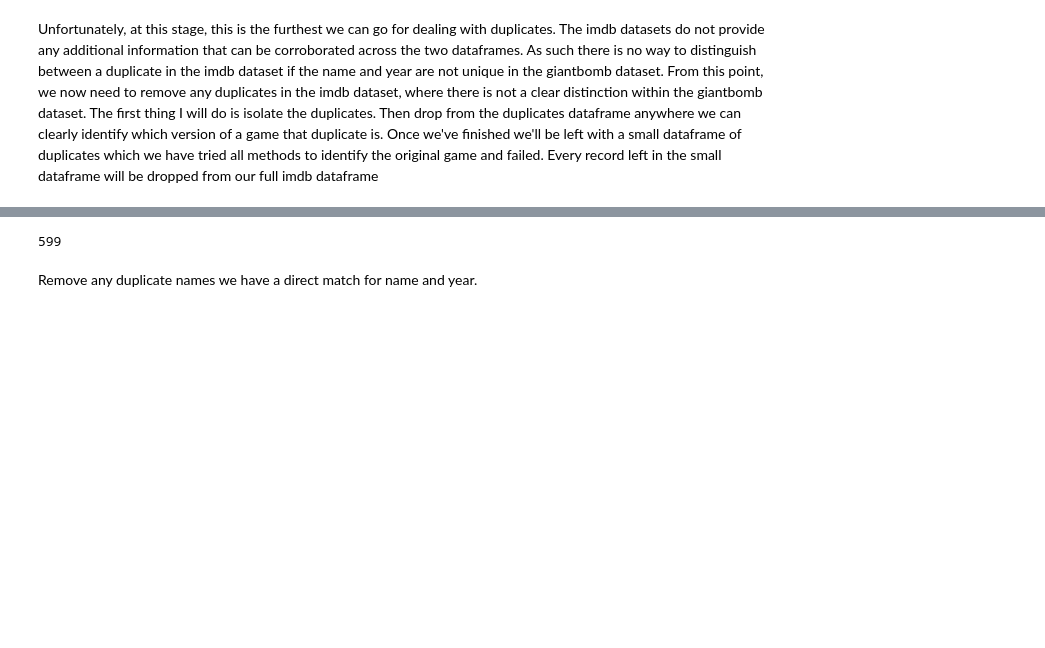
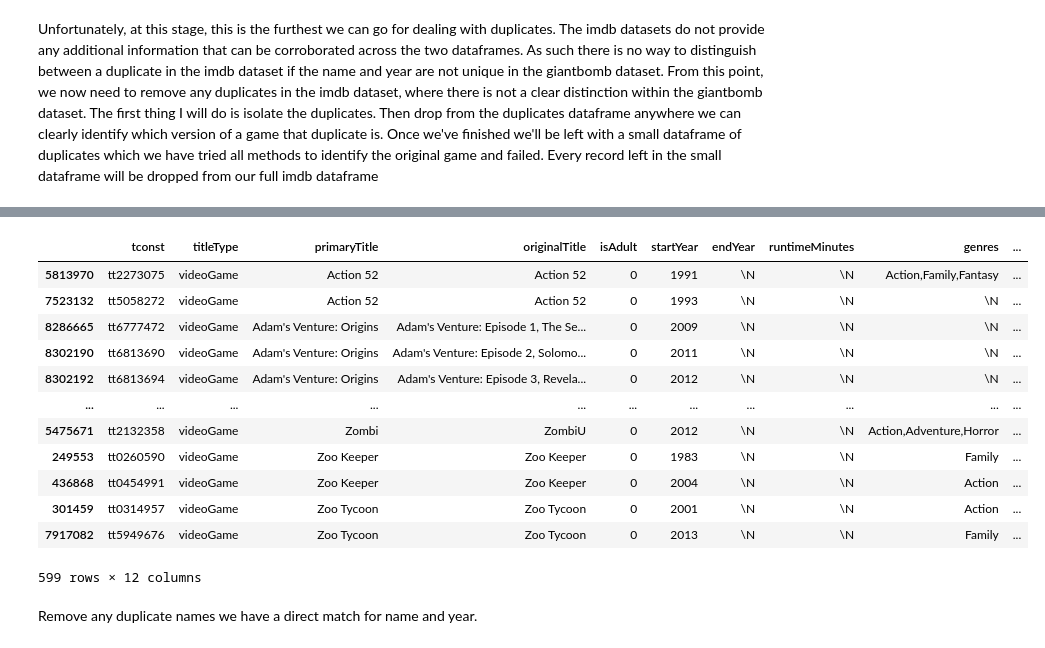
Before and after one commit to adambrennan150/Franchises, a Jupyter notebook: Cleaning_franchises.ipynb, the cells around one changed output, grey strips where cells are left out. Drawn from its saved outputs; the diff is of its cells as text; code cells hidden in the pictures; blank space fills up the shorter version.

```diff
--- a/Cleaning_franchises.ipynb
+++ b/Cleaning_franchises.ipynb
@@ -179,9 +197,21 @@ Isolate the duplicates:
 # %%
 imdb_duplicates = imdb_games[imdb_games.duplicated(["primaryTitle"], keep=False)]
 # %%
-imdb_duplicates.tconst.count()
+imdb_duplicates
 # %% [output]
+|  | tconst | titleType | primaryTitle | originalTitle | isAdult | startYear | endYear | runtimeMinutes | genres | ... |
+| 5813970 | tt2273075 | videoGame | Action 52 | Action 52 | 0 | 1991 | \N | \N | Action,Family,Fantasy | ... |
+| 7523132 | tt5058272 | videoGame | Action 52 | Action 52 | 0 | 1993 | \N | \N | \N | ... |
+| 8286665 | tt6777472 | videoGame | Adam's Venture: Origins | Adam's Venture: Episode 1, The Se... | 0 | 2009 | \N | \N | \N | ... |
+| 8302190 | tt6813690 | videoGame | Adam's Venture: Origins | Adam's Venture: Episode 2, Solomo... | 0 | 2011 | \N | \N | \N | ... |
+| 8302192 | tt6813694 | videoGame | Adam's Venture: Origins | Adam's Venture: Episode 3, Revela... | 0 | 2012 | \N | \N | \N | ... |
+| ... | ... | ... | ... | ... | ... | ... | ... | ... | ... | ... |
+| 5475671 | tt2132358 | videoGame | Zombi | ZombiU | 0 | 2012 | \N | \N | Action,Adventure,Horror | ... |
+| 249553 | tt0260590 | videoGame | Zoo Keeper | Zoo Keeper | 0 | 1983 | \N | \N | Family | ... |
+| 436868 | tt0454991 | videoGame | Zoo Keeper | Zoo Keeper | 0 | 2004 | \N | \N | Action | ... |
+| 301459 | tt0314957 | videoGame | Zoo Tycoon | Zoo Tycoon | 0 | 2001 | \N | \N | Action | ... |
+| 7917082 | tt5949676 | videoGame | Zoo Tycoon | Zoo Tycoon | 0 | 2013 | \N | \N | Family | ... |
-599
+599 rows × 12 columns
 # %% [markdown]
 Remove any duplicate names we have a direct match for name and year.
 # %%
```
Also changed, not shown: parts of 135 cells of this notebook.
